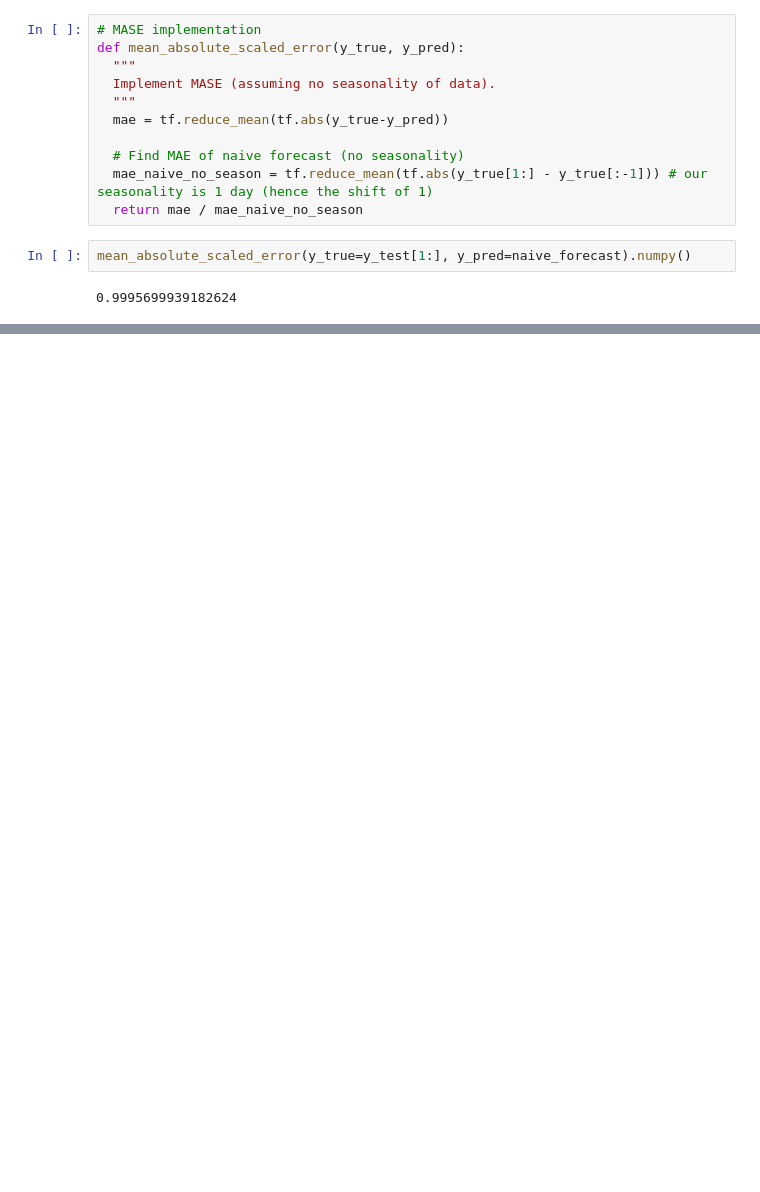
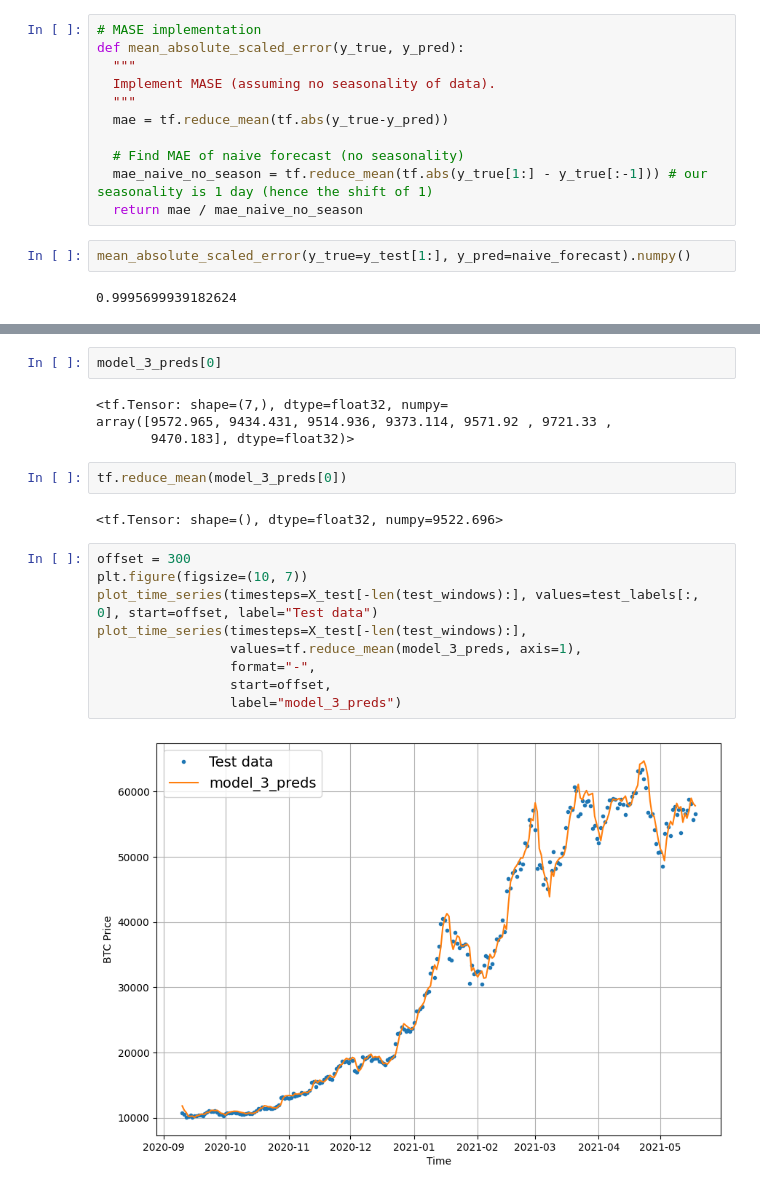
Before and after one commit to Rayden98/time_series_forecasting_with_tensorflow, a Jupyter notebook: 10_time_series_forecasting_with_tensorflow.ipynb, the cells around one changed output, grey strips where cells are left out. Cells and saved outputs as stored; diff of their text form; blank space fills up the shorter version.

```diff
--- a/10_time_series_forecasting_with_tensorflow.ipynb
+++ b/10_time_series_forecasting_with_tensorflow.ipynb
@@ -354,0 +1114,21 @@ mean_absolute_scaled_error(y_true=y_test[1:], y_pred=naive_forecast).numpy()
+# %%
+model_3_preds[0]
+# %% [output]
+<tf.Tensor: shape=(7,), dtype=float32, numpy=
+array([9572.965, 9434.431, 9514.936, 9373.114, 9571.92 , 9721.33 ,
+       9470.183], dtype=float32)>
+# %%
+tf.reduce_mean(model_3_preds[0])
+# %% [output]
+<tf.Tensor: shape=(), dtype=float32, numpy=9522.696>
+# %%
+offset = 300
+plt.figure(figsize=(10, 7))
+plot_time_series(timesteps=X_test[-len(test_windows):], values=test_labels[:, 0], start=offset, label="Test data")
+plot_time_series(timesteps=X_test[-len(test_windows):],
+                 values=tf.reduce_mean(model_3_preds, axis=1),
+                 format="-",
+                 start=offset,
+                 label="model_3_preds")
+# %% [output]
+[figure, added]
```
Also changed, not shown: parts of 93 cells of this notebook.
